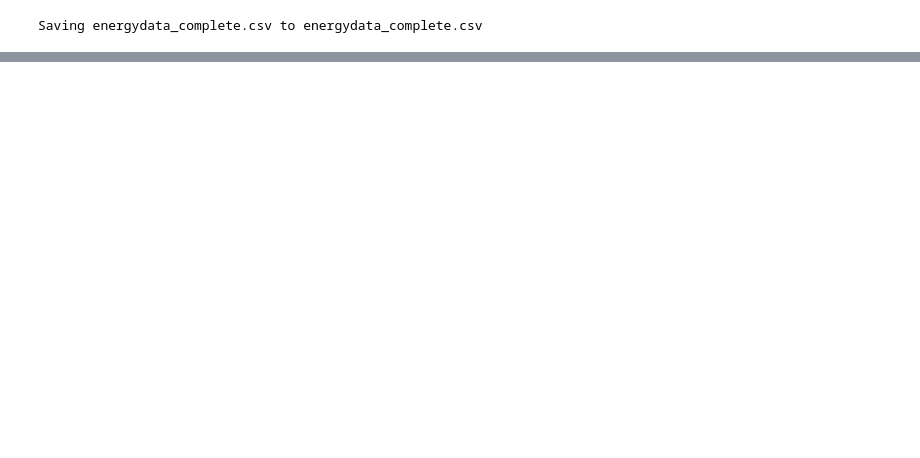
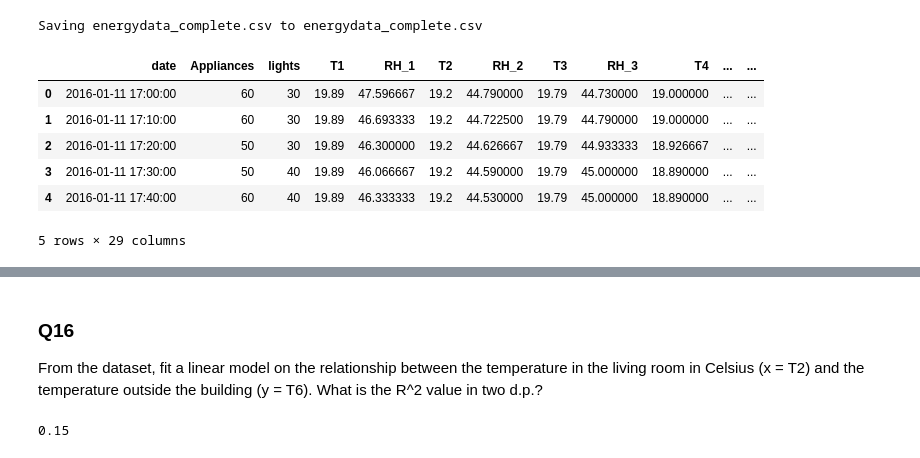
Before and after one commit to Grace-Gitome/Hamoye-Projects, a Jupyter notebook: STAGE_B_assesment.ipynb, the cells around one changed output, grey strips where cells are left out. Drawn from its saved outputs; the diff is of its cells as text; code cells hidden in the pictures; blank space fills up the shorter version.

```diff
--- a/STAGE_B_assesment.ipynb
+++ b/STAGE_B_assesment.ipynb
@@ -8,0 +12,11 @@ Saving energydata_complete.csv to energydata_complete.csv
+# %%
+df = pd.read_csv("energydata_complete.csv", encoding = 'latin-1')
+df.head()
+# %% [output]
+|  | date | Appliances | lights | T1 | RH_1 | T2 | RH_2 | T3 | RH_3 | T4 | ... | ... |
+| 0 | 2016-01-11 17:00:00 | 60 | 30 | 19.89 | 47.596667 | 19.2 | 44.790000 | 19.79 | 44.730000 | 19.000000 | ... | ... |
+| 1 | 2016-01-11 17:10:00 | 60 | 30 | 19.89 | 46.693333 | 19.2 | 44.722500 | 19.79 | 44.790000 | 19.000000 | ... | ... |
+| 2 | 2016-01-11 17:20:00 | 50 | 30 | 19.89 | 46.300000 | 19.2 | 44.626667 | 19.79 | 44.933333 | 18.926667 | ... | ... |
+| 3 | 2016-01-11 17:30:00 | 50 | 40 | 19.89 | 46.066667 | 19.2 | 44.590000 | 19.79 | 45.000000 | 18.890000 | ... | ... |
+| 4 | 2016-01-11 17:40:00 | 60 | 40 | 19.89 | 46.333333 | 19.2 | 44.530000 | 19.79 | 45.000000 | 18.890000 | ... | ... |
+5 rows × 29 columns
@@ -8,0 +24,3 @@ Saving energydata_complete.csv to energydata_complete.csv
+# %% [markdown]
+### Q16
+From the dataset, fit a linear model on the relationship between the temperature in the living room in Celsius (x = T2) and the temperature outside the building (y = T6). What is the R^2 value in two d.p.?
@@ -8,0 +32,9 @@ Saving energydata_complete.csv to energydata_complete.csv
+# %%
+#rename columns
+X = df['T2']
+y = df['T6']
+from sklearn.metrics import r2_score
+r2_score = r2_score(y_test, predicted_values)
+round(r2_score,2)
+# %% [output]
+0.15
```
Also changed, not shown: parts of 15 cells of this notebook.
